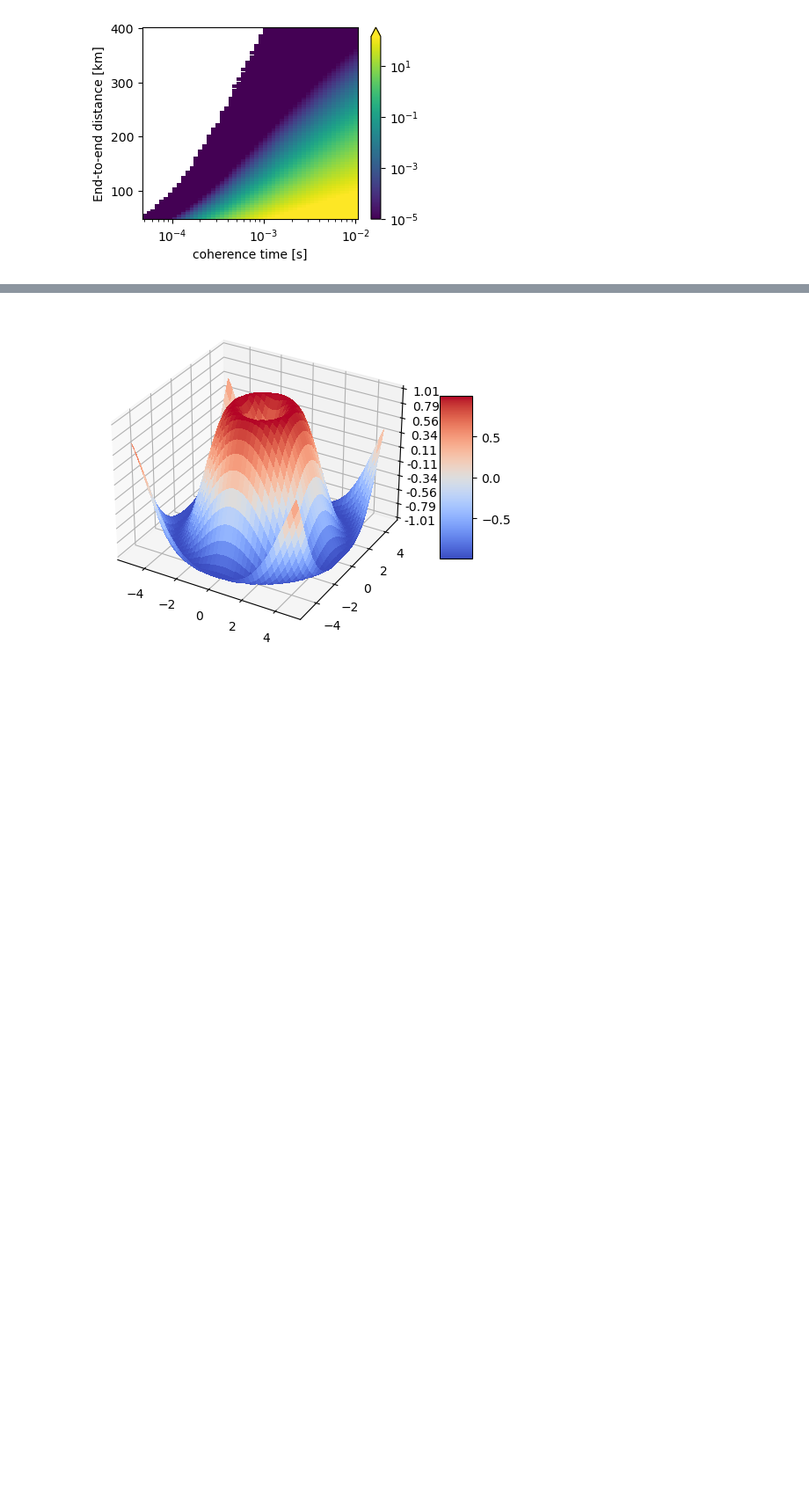
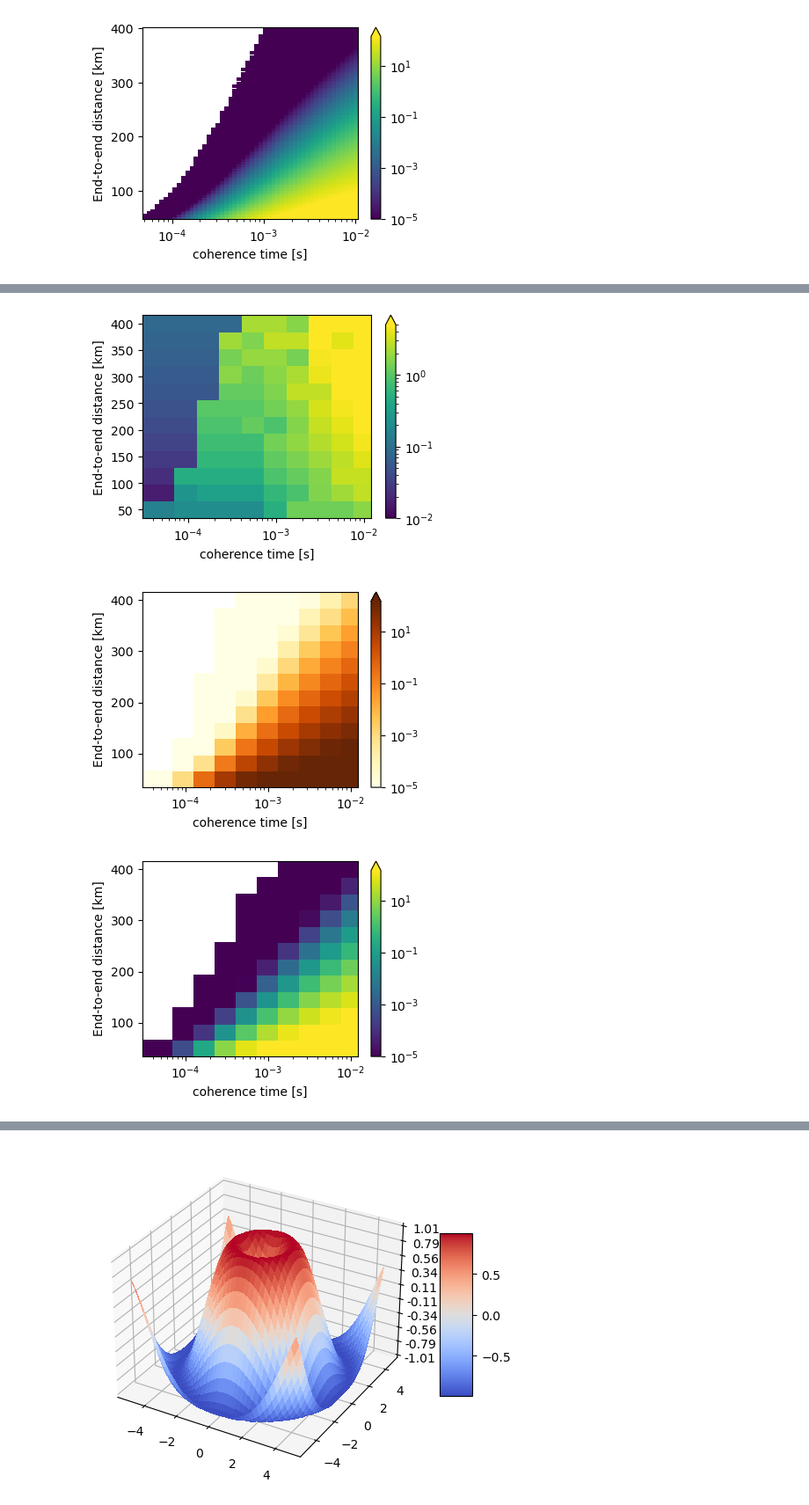
Before and after one commit to hassan-shap/QNUM, a Jupyter notebook: ed_protocol_cutoff.ipynb, the cells around one changed output, grey strips where cells are left out. Shown at 88% size. Saved outputs shown, nothing was run; the diff lists cells and outputs as text; code cells hidden in the pictures; blank space fills up the shorter version.

```diff
--- a/ed_protocol_cutoff.ipynb
+++ b/ed_protocol_cutoff.ipynb
@@ -404,0 +477,63 @@ plt.tight_layout()
+# %%
+from matplotlib import cm
+import matplotlib.cbook as cbook
+import matplotlib.colors as colors
+from matplotlib.ticker import LinearLocator
+
+# fig, ax = plt.subplots(subplot_kw={"projection": "3d"})
+
+# Make data.
+X, Y = np.meshgrid(τ_coh_list, Le2e_list)
+# Z = skr_seq_opt
+# # Plot the surface.
+# surf = ax.plot_surface(X, Y, skr_seq_no_cut, cmap=cm.coolwarm,
+#                        linewidth=0, antialiased=False)
+
+# ax.view_init(azim=0, elev=90)
+# plt.pcolor(X, Y, np.log(skr_seq_no_cut), cmap='viridis', vmin=1e-5, vmax=5)
+
+plt.figure(figsize=(4.2,3))
+
+Z = τ_cut_opt*1e3
+pcm = plt.pcolor(X, Y, Z,norm=colors.LogNorm(vmin=1e-2, vmax=5),
+                   cmap='viridis', shading='auto')
+plt.colorbar(pcm, extend='max')
+# plt.colorbar()
+plt.ylabel("End-to-end distance [km]")
+plt.xlabel("coherence time [s]")
+plt.xscale("log")
+
+plt.figure(figsize=(4,3))
+Z = skr_par_opt
+pcm = plt.pcolor(X, Y, Z,norm=colors.LogNorm(vmin=1e-5, vmax=150),
+                   cmap='YlOrBr', shading='auto')
+plt.colorbar(pcm, extend='max')
+# plt.colorbar()
+plt.xscale("log")
+plt.ylabel("End-to-end distance [km]")
+plt.xlabel("coherence time [s]")
+plt.tight_layout()
+fig_dir = "min_protocol_figs/"
+fname = f"par_n_{n}_mu_{mu_link}_F_{F_link}.png"
+# plt.savefig(fig_dir+ fname, dpi=300)
+
+plt.figure(figsize=(4,3))
+Z = skr_par_no_cut
+pcm = plt.pcolor(X, Y, Z,norm=colors.LogNorm(vmin=1e-5, vmax=150),
+                   cmap='viridis', shading='auto')
+plt.colorbar(pcm, extend='max')
+# plt.colorbar()
+plt.xscale("log")
+plt.ylabel("End-to-end distance [km]")
+plt.xlabel("coherence time [s]")
+plt.tight_layout()
+
+# plt.figure()
+# plt.pcolor(X, Y, np.log(skr_seq_opt), cmap='viridis', vmin=-1e-5, vmax=5)
+# plt.colorbar()
+# plt.xscale("log")
+# plt.zscale("log")
+# %% [output]
+[figure, added]
+[figure, added]
+[figure, added]
```
Also changed, not shown: parts of 4 cells of this notebook, 13 other files.
